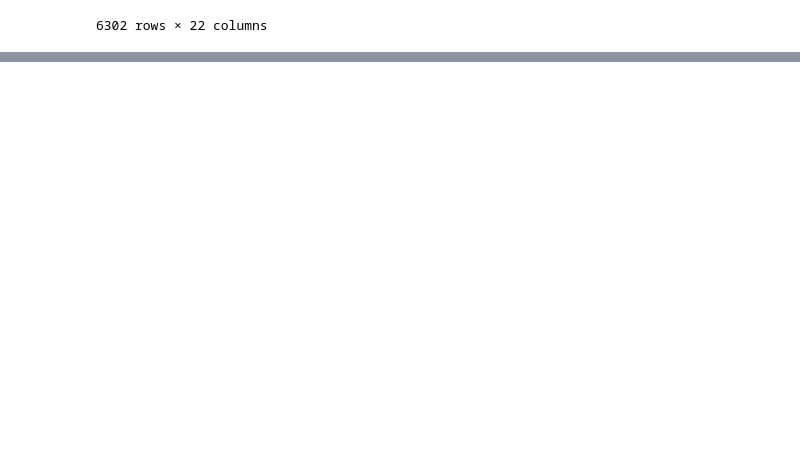
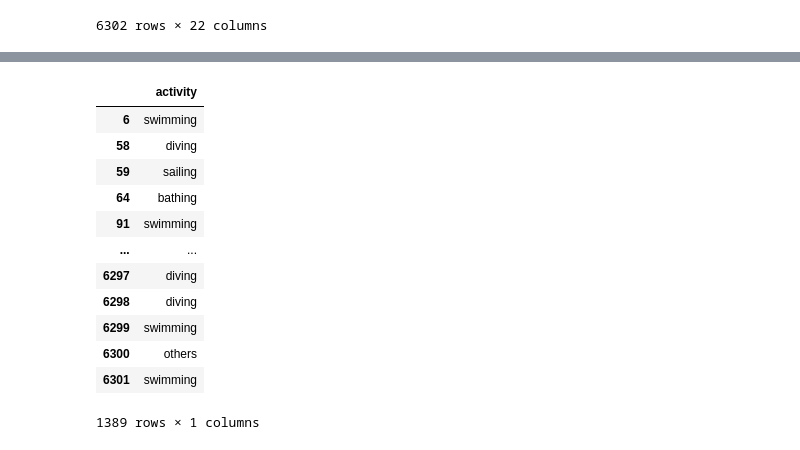
Before and after one commit to polsanchez1997/project_1, a Jupyter notebook: project_1.ipynb, the cells around one changed output, grey strips where cells are left out. Cells and saved outputs as stored; diff of their text form; code cells hidden in the pictures; blank space fills up the shorter version.

```diff
--- a/project_1.ipynb
+++ b/project_1.ipynb
@@ -183,0 +192,28 @@ for i in new_shark["Country"].value_counts():
+# %%
+def activity_standarize(str_):
+
+    if pd.isna(str_):
+        return "others"
+
+    str_lower = str_.lower()
+    if 'swim' in str_lower:
+        return "swimming"
+    if any(activity in str_lower for activity in ['bath', 'float', 'crouch', 'dangl',]):
+        return "bathing"
+    if any(activity in str_lower for activity in ['fish', 'hunt', 'net']):
+        return "fishing"
+    if any(activity in str_lower for activity in ['natural']):
+        return "natural disasters"
+    if any(activity in str_lower for activity in ['surf', 'board', 'paddel', 'tread']):
+        return "surfing"
+    if any(activity in str_lower for activity in ['air', 'parachut']):
+        return "air accident"
+    if any(activity in str_lower for activity in ['boat', 'ship', 'wreck', 'yacht', 'submarine','sink']):
+        return "sailing"
+    if 'div' in str_lower:
+        return "diving"
+
+    return "others"
+
+new_shark["activity"] = new_shark["activity"].apply(lambda x: activity_standarize (x))
+new_shark["activity"].value_counts()
@@ -183,0 +231,18 @@ for i in new_shark["Country"].value_counts():
+# %%
+death_by_activity = new_shark[(new_shark["activity"].notna()) & (new_shark["fatal"] == "Y")]
+death_by_activity = death_by_activity[["activity",]]
+death_by_activity
+# %% [output]
+|  | activity |
+| 6 | swimming |
+| 58 | diving |
+| 59 | sailing |
+| 64 | bathing |
+| 91 | swimming |
+| ... | ... |
+| 6297 | diving |
+| 6298 | diving |
+| 6299 | swimming |
+| 6300 | others |
+| 6301 | swimming |
+1389 rows × 1 columns
```
Also changed, not shown: parts of 17 cells of this notebook.
